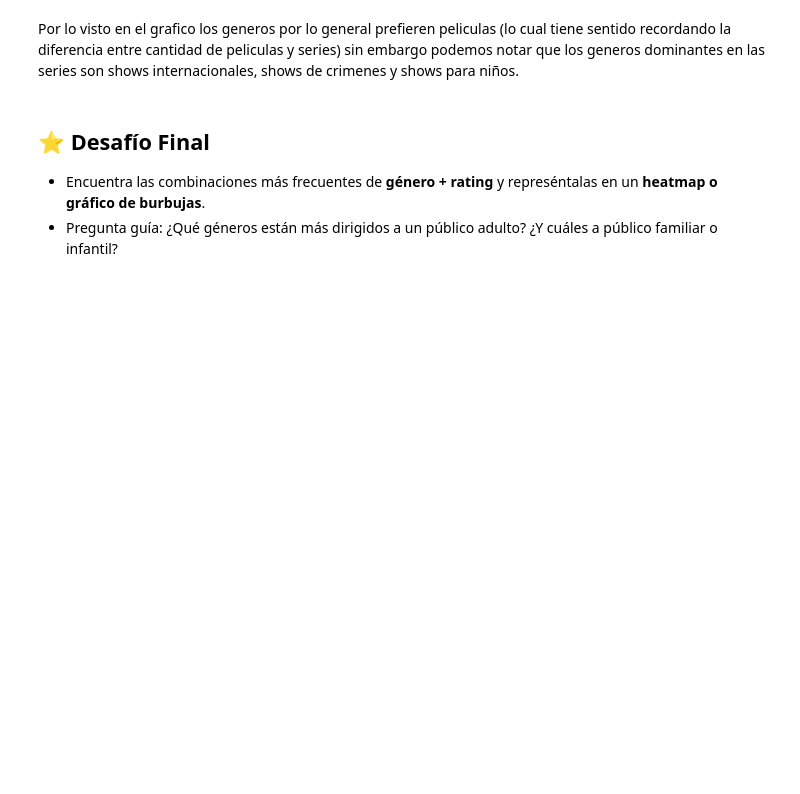
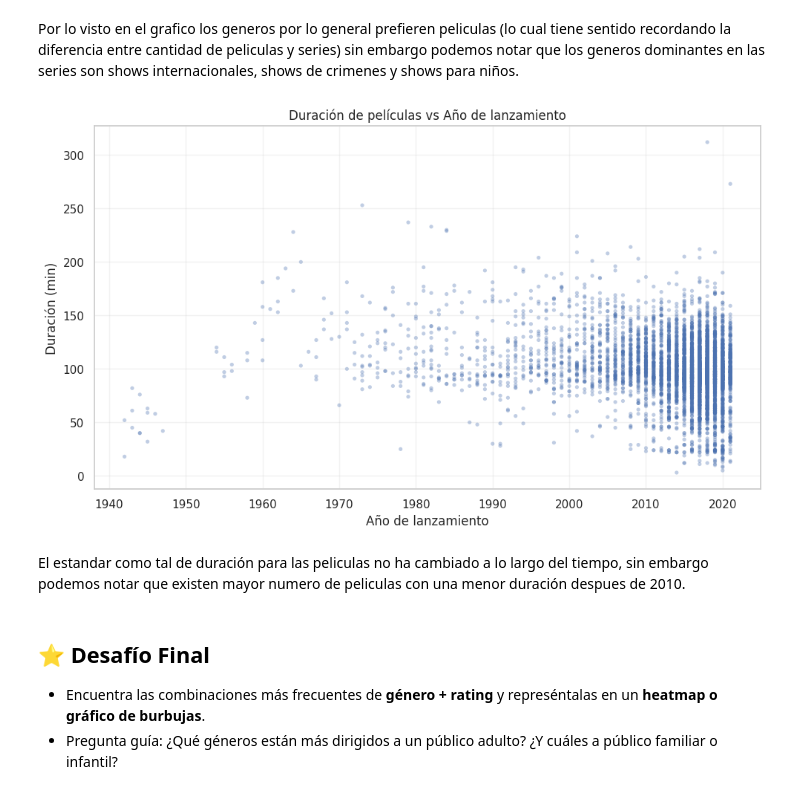
Before and after one commit to RodrigoMon-t/MAT281-entregables, a Jupyter notebook: docs/codes/labs/Lab_05_RodrigoM.ipynb, the cells around one changed output. Drawn from its saved outputs; the diff is of its cells as text; code cells hidden in the pictures; blank space fills up the shorter version.

```diff
--- a/docs/codes/labs/Lab_05_RodrigoM.ipynb
+++ b/docs/codes/labs/Lab_05_RodrigoM.ipynb
@@ -282,6 +282,30 @@ plt.show()
 [figure]
 # %% [markdown]
 Por lo visto en el grafico los generos por lo general prefieren peliculas (lo cual tiene sentido recordando la diferencia entre cantidad de peliculas y series) sin embargo podemos notar que los generos dominantes en las series son shows internacionales, shows de crimenes y shows para niños.
+# %%
+# Partimos del df original
+movies = df[df["type"] == "Movie"].copy()
+
+# Pasar 'duration' a minutos numéricos
+movies["duration_min"] = (movies["duration"]
+                          .str.extract(r"(\d+)\s*min", expand=False)
+                          .astype(float))
+
+# Filtrar filas válidas
+m = movies.dropna(subset=["release_year", "duration_min"])
+
+plt.figure(figsize=(10,6))
+plt.scatter(m["release_year"], m["duration_min"], s=14, alpha=0.35, edgecolor="none")
+plt.title("Duración de películas vs Año de lanzamiento")
+plt.xlabel("Año de lanzamiento")
+plt.ylabel("Duración (min)")
+plt.grid(True, alpha=0.25)
+plt.tight_layout()
+plt.show()
+# %% [output]
+[figure, added]
+# %% [markdown]
+El estandar como tal de duración para las peliculas no ha cambiado a lo largo del tiempo, sin embargo podemos notar que existen mayor numero de peliculas con una menor duración despues de 2010.
 # %% [markdown]
 ## ⭐ Desafío Final
 
```
